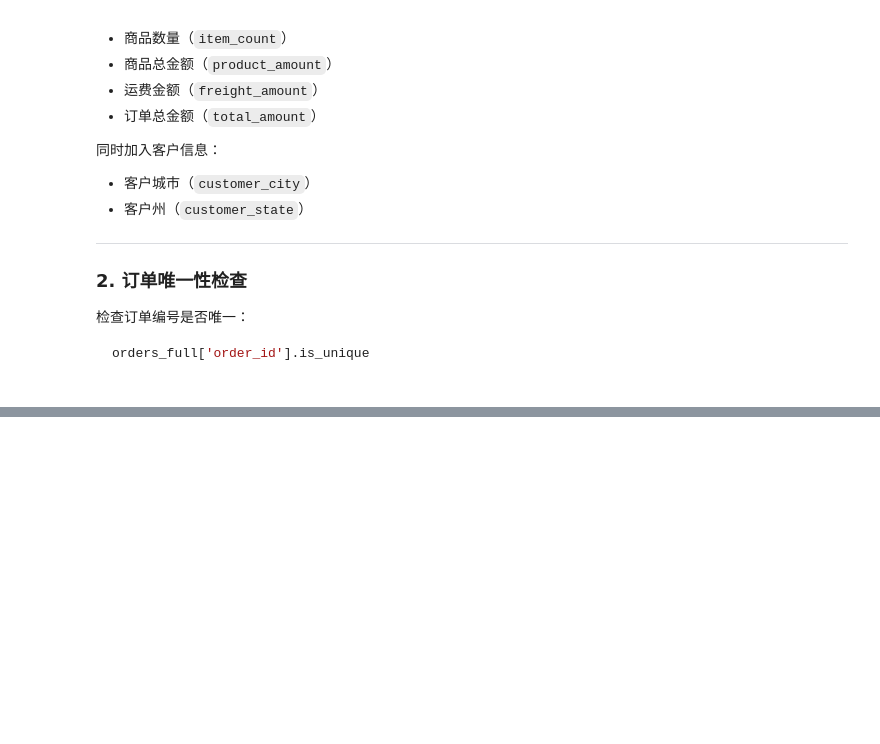
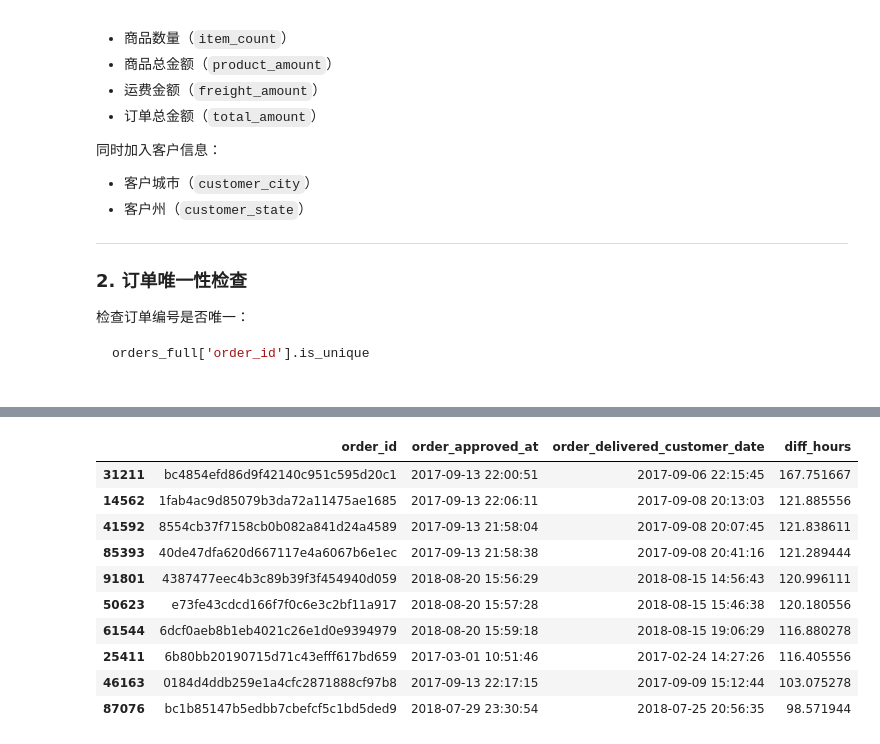
Before and after one commit to 4QAQ4/olist-delivery-risk, a Jupyter notebook: src/merge_orders.ipynb, the cells around one changed output, grey strips where cells are left out. Saved outputs shown, nothing was run; the diff lists cells and outputs as text; code cells hidden in the pictures; blank space fills up the shorter version.

```diff
--- a/src/merge_orders.ipynb
+++ b/src/merge_orders.ipynb
@@ -258,0 +452,51 @@ orders_full['order_id'].is_unique
+# %%
+# 建模样本条件
+valid_model = (
+    orders_full["order_status"].eq("delivered")
+    & orders_full["order_approved_at"].notna()
+    & orders_full["order_delivered_customer_date"].notna()
+    & orders_full["order_estimated_delivery_date"].notna()
+)
+
+# 实际需要从建模数据排除的订单
+exclude_mask = (
+    valid_model & bad_approval_delivery
+)
+
+print("61条异常中的订单状态：")
+print(
+    orders_full.loc[
+        bad_approval_delivery, "order_status"
+    ].value_counts()
+)
+
+print("\n符合建模条件的异常订单数：")
+print(exclude_mask.sum())
+
+# 查看这些订单实际送达比获批早多久
+problem_orders = orders_full.loc[
+    exclude_mask
+].copy()
+
+problem_orders["diff_hours"] = (
+    problem_orders["order_approved_at"]
+    - problem_orders["order_delivered_customer_date"]
+).dt.total_seconds() / 3600
+
+print("\n时间差统计：")
+print(problem_orders["diff_hours"].describe())
+
+print("\n时间差最大的10笔订单：")
+display(
+    problem_orders[
+        [
+            "order_id",
+            "order_approved_at",
+            "order_delivered_customer_date",
+            "diff_hours"
+        ]
+    ].sort_values(
+        "diff_hours", ascending=False
+    ).head(10)
+)
+# %% [output]
@@ -258,0 +523,11 @@ orders_full['order_id'].is_unique
+|  | order_id | order_approved_at | order_delivered_customer_date | diff_hours |
+| 31211 | bc4854efd86d9f42140c951c595d20c1 | 2017-09-13 22:00:51 | 2017-09-06 22:15:45 | 167.751667 |
+| 14562 | 1fab4ac9d85079b3da72a11475ae1685 | 2017-09-13 22:06:11 | 2017-09-08 20:13:03 | 121.885556 |
+| 41592 | 8554cb37f7158cb0b082a841d24a4589 | 2017-09-13 21:58:04 | 2017-09-08 20:07:45 | 121.838611 |
+| 85393 | 40de47dfa620d667117e4a6067b6e1ec | 2017-09-13 21:58:38 | 2017-09-08 20:41:16 | 121.289444 |
+| 91801 | 4387477eec4b3c89b39f3f454940d059 | 2018-08-20 15:56:29 | 2018-08-15 14:56:43 | 120.996111 |
+| 50623 | e73fe43cdcd166f7f0c6e3c2bf11a917 | 2018-08-20 15:57:28 | 2018-08-15 15:46:38 | 120.180556 |
+| 61544 | 6dcf0aeb8b1eb4021c26e1d0e9394979 | 2018-08-20 15:59:18 | 2018-08-15 19:06:29 | 116.880278 |
+| 25411 | 6b80bb20190715d71c43efff617bd659 | 2017-03-01 10:51:46 | 2017-02-24 14:27:26 | 116.405556 |
+| 46163 | 0184d4ddb259e1a4cfc2871888cf97b8 | 2017-09-13 22:17:15 | 2017-09-09 15:12:44 | 103.075278 |
+| 87076 | bc1b85147b5edbb7cbefcf5c1bd5ded9 | 2018-07-29 23:30:54 | 2018-07-25 20:56:35 | 98.571944 |
```
Also changed, not shown: parts of 14 cells of this notebook, 4 other files.
